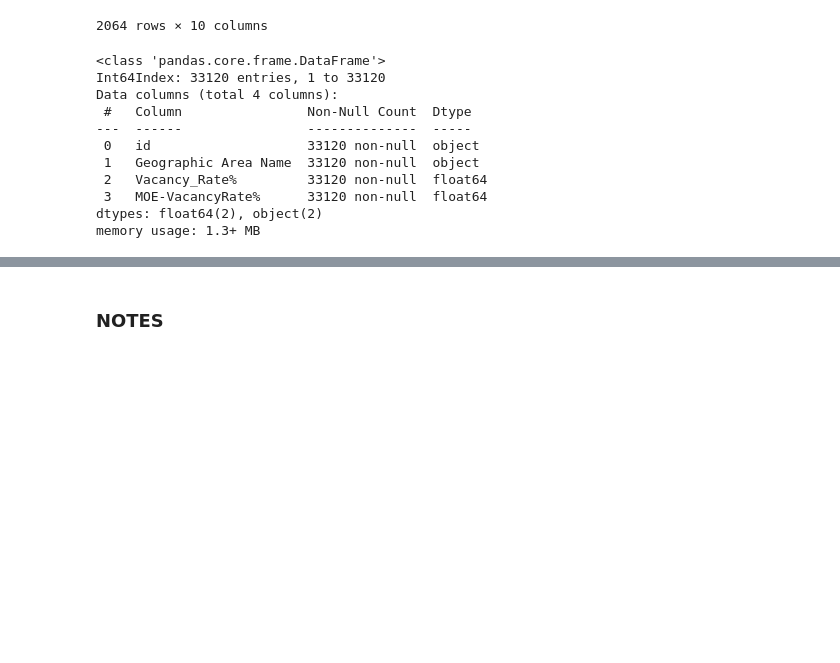
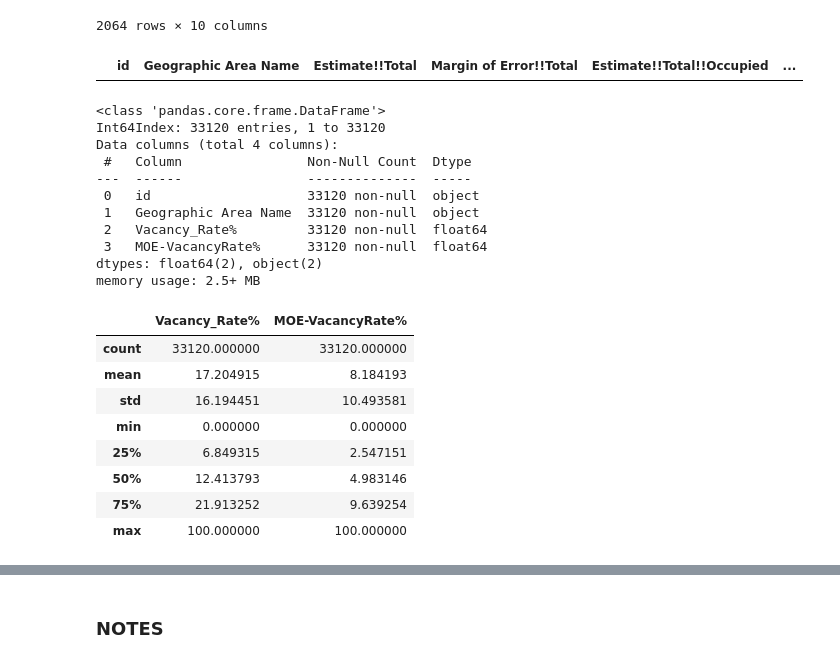
Before and after one commit to jjfrasca/Capstone_2, a Jupyter notebook: notebooks/2.0-jjf-initial-data-wrangling-zipcodeVacancy.ipynb, the cells around one changed output, grey strips where cells are left out. Cells and saved outputs as stored; diff of their text form; code cells hidden in the pictures; blank space fills up the shorter version.

```diff
--- a/notebooks/2.0-jjf-initial-data-wrangling-zipcodeVacancy.ipynb
+++ b/notebooks/2.0-jjf-initial-data-wrangling-zipcodeVacancy.ipynb
@@ -229,6 +244,14 @@ df_2011[df_2011['MOE-VacancyRate%'].isna()]
 | 33041 | 8600000US99734 | ZCTA5 99734 | 0.0 | 78.0 | 0.0 | ... |
 | 33079 | 8600000US99773 | ZCTA5 99773 | 77.0 | 22.0 | 77.0 | ... |
 2064 rows × 10 columns
+# %%
+#noted there are some MOE Vacancy Rates are larger than Vacancy Rates, which doesn't make practical sense
+df_2011[df_2011['MOE-VacancyRate%'] > df_2011['Vacancy_Rate%']].head()
+# %% [output]
+|  | id | Geographic Area Name | Estimate!!Total | Margin of Error!!Total | Estimate!!Total!!Occupied | ... |
+# %%
+#dealt with this occurence by setting MOE-VacancyRate = Vacancy_Rate in these instances
+df_2011.loc[df_2011['MOE-VacancyRate%'] > df_2011['Vacancy_Rate%'], 'MOE-VacancyRate%'] = df_2011['Vacancy_Rate%']
 # %%
 #drop all rows besides Vacancy_Rate and MOE-VacancyRate
 df_2011 = df_2011.drop(['Estimate!!Total', 'Margin of Error!!Total', 'Estimate!!Total!!Occupied', 'Margin of Error!!Total!!Occupied', 'Estimate!!Total!!Vacant', 'Margin of Error!!Total!!Vacant'], axis=1)
@@ -246,4 +269,16 @@ Data columns (total 4 columns):
  2   Vacancy_Rate%         33120 non-null  float64
  3   MOE-VacancyRate%      33120 non-null  float64
 dtypes: float64(2), object(2)
-memory usage: 1.3+ MB
+memory usage: 2.5+ MB
+# %%
+df_2011.describe()
+# %% [output]
+|  | Vacancy_Rate% | MOE-VacancyRate% |
+| count | 33120.000000 | 33120.000000 |
+| mean | 17.204915 | 8.184193 |
+| std | 16.194451 | 10.493581 |
+| min | 0.000000 | 0.000000 |
+| 25% | 6.849315 | 2.547151 |
+| 50% | 12.413793 | 4.983146 |
+| 75% | 21.913252 | 9.639254 |
+| max | 100.000000 | 100.000000 |
```
Also changed, not shown: parts of 15 cells of this notebook, 1 other file.
